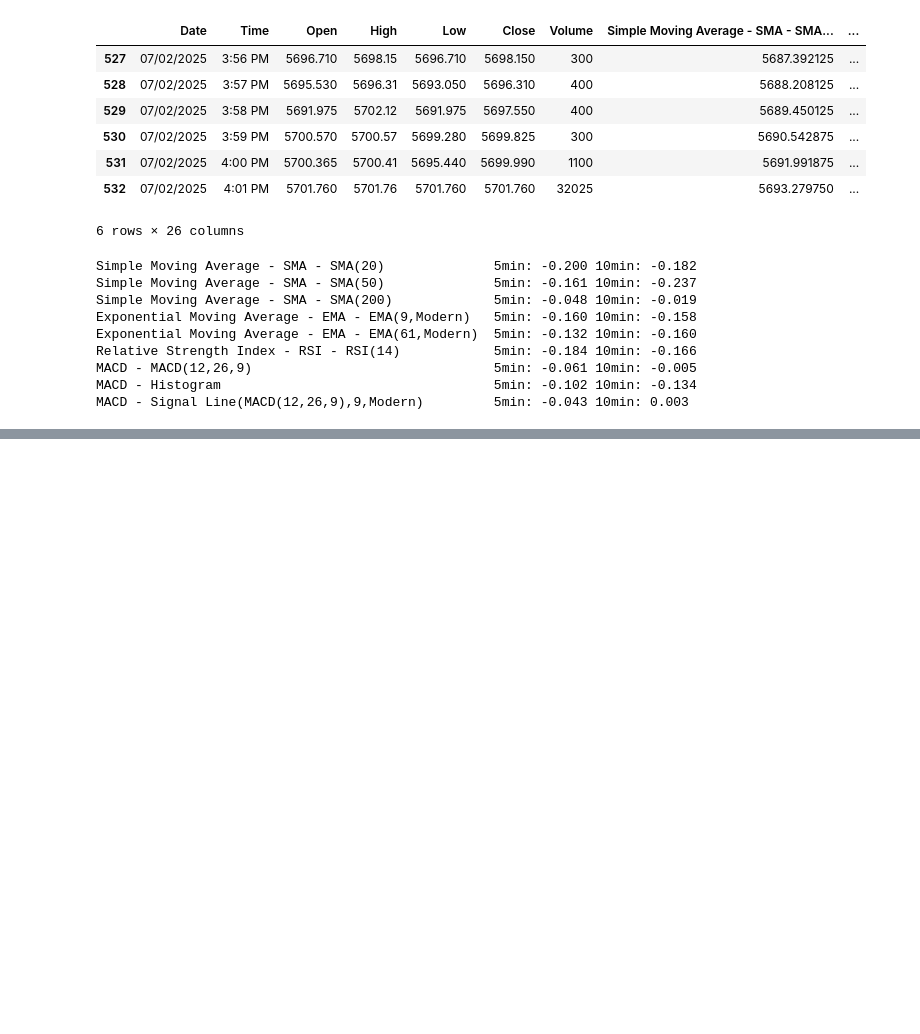
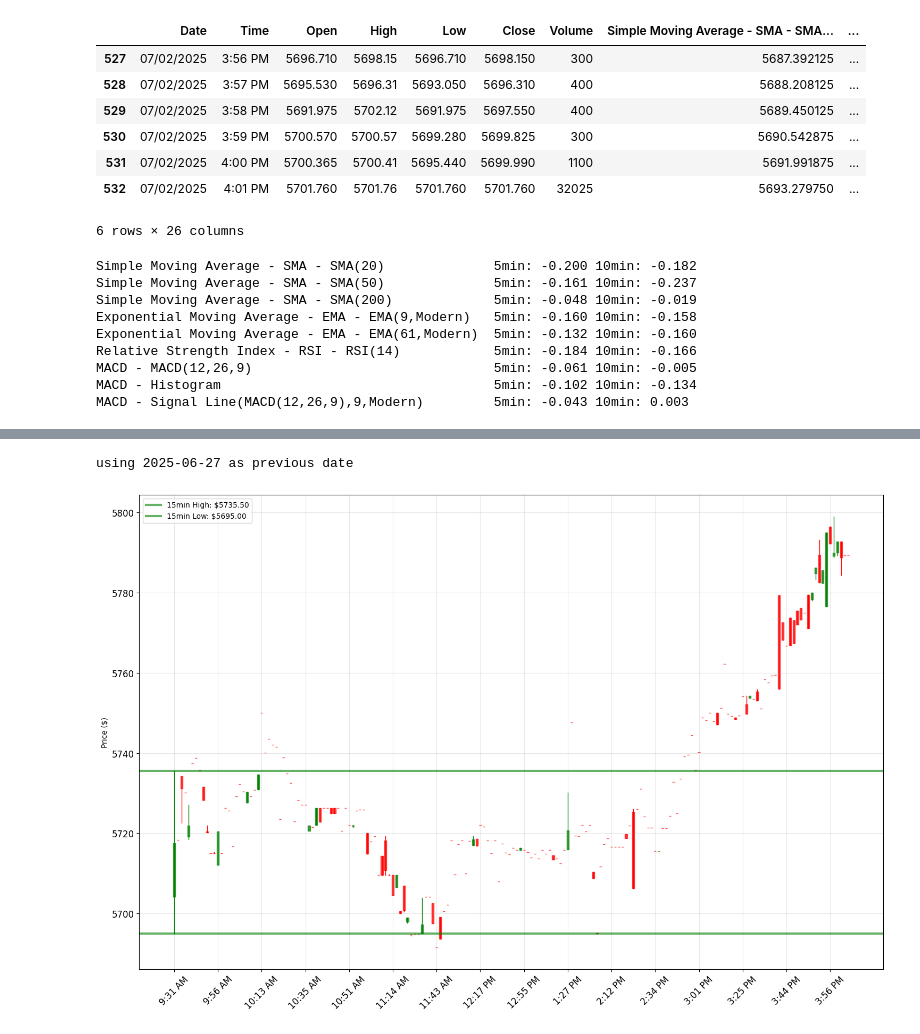
Before and after one commit to seafoodfry/ml-workspace, a Jupyter notebook: gpu-sandbox/quantitative-finance/002-phase-1-feature-discovery.ipynb, the cells around one changed output, grey strips where cells are left out. Cells and saved outputs as stored; diff of their text form; code cells hidden in the pictures; blank space fills up the shorter version.

```diff
--- a/gpu-sandbox/quantitative-finance/002-phase-1-feature-discovery.ipynb
+++ b/gpu-sandbox/quantitative-finance/002-phase-1-feature-discovery.ipynb
@@ -209,0 +577,5 @@ MACD - Signal Line(MACD(12,26,9),9,Modern)         5min: -0.043 10min: 0.003
+# %%
+plot_spread_analysis(df, datetime.date(2025, 6, 30))
+# %% [output]
+using 2025-06-27 as previous date
+[figure, added]
```
Also changed, not shown: parts of 17 cells of this notebook.
